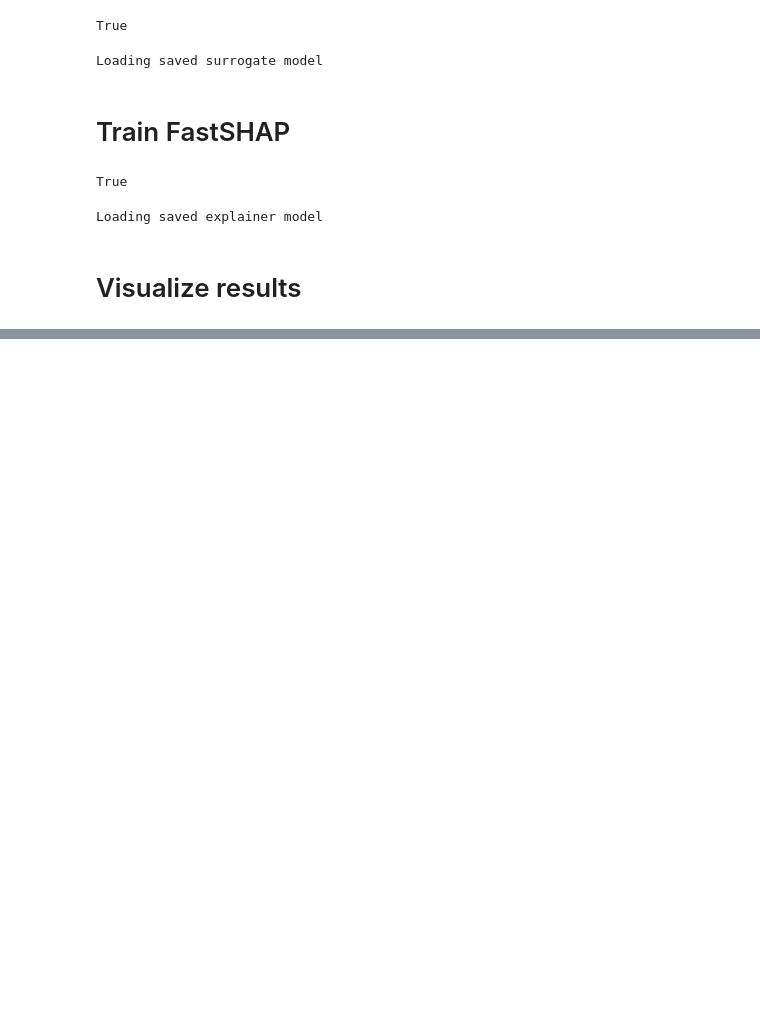
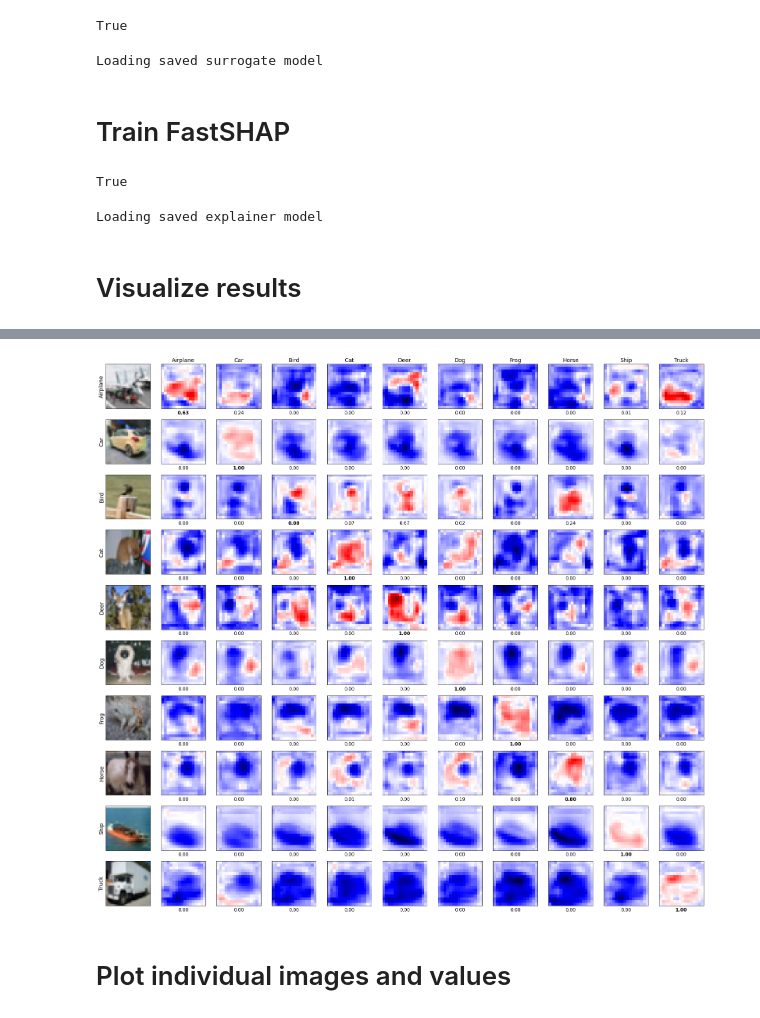
Before and after one commit to roldanjrgl/ml_project, a Jupyter notebook: notebooks/cifar_visualization_v1.ipynb, the cells around one changed output, grey strips where cells are left out. Cells and saved outputs as stored; diff of their text form; code cells hidden in the pictures; blank space fills up the shorter version.

Commit message:
Able to get individual sample of dataset and access information

```diff
--- a/notebooks/cifar_visualization_v1.ipynb
+++ b/notebooks/cifar_visualization_v1.ipynb
@@ -339,0 +324,55 @@ AttributeError: 'Upsample' object has no attribute 'recompute_scale_factor'
+# %%
+# Select one image from each class
+dset = val_set
+targets = np.array(dset.targets)
+num_classes = targets.max() + 1
+inds_lists = [np.where(targets == cat)[0] for cat in range(num_classes)]
+inds = [np.random.choice(cat_inds) for cat_inds in inds_lists]
+x, y = zip(*[dset[ind] for ind in inds])
+x = torch.stack(x)
+
+# Get explanations
+values = fastshap.shap_values(x.to(device))
+
+# Get predictions
+pred = surrogate(
+    x.to(device),
+    torch.ones(num_classes, surrogate.num_players, device=device)
+).softmax(dim=1).cpu().data.numpy()
+
+fig, axarr = plt.subplots(num_classes, num_classes + 1, figsize=(22, 20))
+
+for row in range(num_classes):
+    # Image
+    classes = ['Airplane', 'Car', 'Bird', 'Cat', 'Deer', 'Dog', 'Frog', 'Horse', 'Ship', 'Truck']
+    mean = np.array([0.4914, 0.4822, 0.4465])[:, np.newaxis, np.newaxis]
+    std = np.array([0.2023, 0.1994, 0.2010])[:, np.newaxis, np.newaxis]
+    im = x[row].numpy() * std + mean
+    im = im.transpose(1, 2, 0).astype(float)
+    im = np.clip(im, a_min=0, a_max=1)
+    axarr[row, 0].imshow(im, vmin=0, vmax=1)
+    axarr[row, 0].set_xticks([])
+    axarr[row, 0].set_yticks([])
+    axarr[row, 0].set_ylabel('{}'.format(classes[y[row]]), fontsize=14)
+
+    # Explanations
+    m = np.abs(values[row]).max()
+    for col in range(num_classes):
+        axarr[row, col + 1].imshow(values[row, col], cmap='seismic', vmin=-m, vmax=m)
+        axarr[row, col + 1].set_xticks([])
+        axarr[row, col + 1].set_yticks([])
+        if col == y[row]:
+            axarr[row, col + 1].set_xlabel('{:.2f}'.format(pred[row, col]), fontsize=12, fontweight='bold')
+        else:
+            axarr[row, col + 1].set_xlabel('{:.2f}'.format(pred[row, col]), fontsize=12)
+
+        # Class labels
+        if row == 0:
+            axarr[row, col + 1].set_title('{}'.format(classes[y[col]]), fontsize=14)
+
+plt.tight_layout()
+plt.show()
+# %% [output]
+[figure, added]
+# %% [markdown]
+# Plot individual images and values
```
Also changed, not shown: parts of 16 cells of this notebook.
